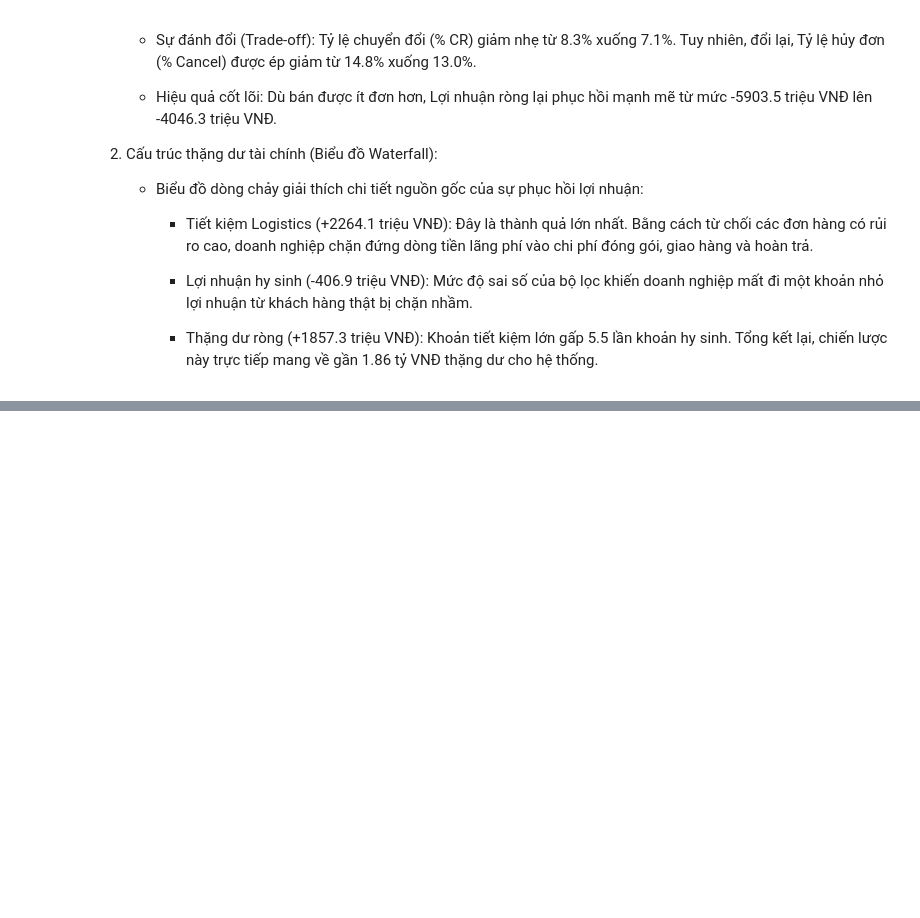
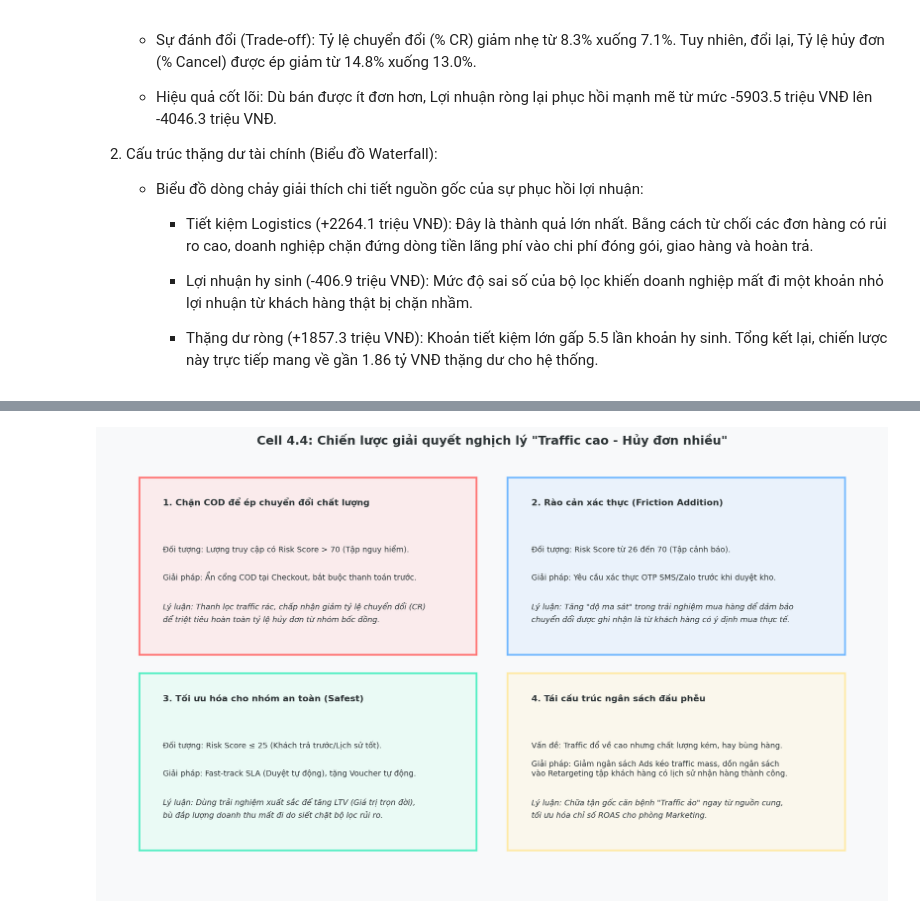
Before and after one commit to doandt0612/datathon_fis_uel, a Jupyter notebook: notebooks/03_eda_khoi.ipynb, the cells around one changed output, grey strips where cells are left out. Cells and saved outputs as stored; diff of their text form; code cells hidden in the pictures; blank space fills up the shorter version.

```diff
--- a/notebooks/03_eda_khoi.ipynb
+++ b/notebooks/03_eda_khoi.ipynb
@@ -1384,0 +1563,76 @@ plt.show()
+# %%
+# ==============================================================================
+# CELL 4.4: PRESCRIPTIVE - TỔNG KẾT CHIẾN LƯỢC KINH DOANH TOÀN DIỆN
+# ==============================================================================
+import matplotlib.pyplot as plt
+import matplotlib.patches as patches
+import os
+
+# --- 1. SETUP ---
+plt.close('all')
+FIG_DIR = os.path.join('..', 'output', 'figures')
+os.makedirs(FIG_DIR, exist_ok=True)
+
+# --- 2. TRỰC QUAN HÓA (4 TRỤ CỘT CHIẾN LƯỢC) ---
+fig, ax = plt.subplots(figsize=(20, 12), facecolor='#f8f9fa')
+ax.axis('off')
+
+# Tiêu đề chính
+plt.text(0.5, 0.98, 'Cell 4.4: Chiến lược giải quyết nghịch lý "Traffic cao - Hủy đơn nhiều"',
+         ha='center', va='center', fontsize=22, fontweight='bold', color='#2d3436')
+
+# Khai báo nội dung 4 khối (Đã fix logic T > 70 và bỏ in hoa)
+strategies = [
+    {
+        'title': '1. Chặn COD để ép chuyển đổi chất lượng',
+        'target': 'Đối tượng: Lượng truy cập có Risk Score > 70 (Tập nguy hiểm).',
+        'action': 'Giải pháp: Ẩn cổng COD tại Checkout, bắt buộc thanh toán trước.',
+        'logic': 'Lý luận: Thanh lọc traffic rác, chấp nhận giảm tỷ lệ chuyển đổi (CR)\nđể triệt tiêu hoàn toàn tỷ lệ hủy đơn từ nhóm bốc đồng.',
+        'color': '#ff7675', 'bg': '#ffcccc', 'pos': (0.05, 0.52)
+    },
+    {
+        'title': '2. Rào cản xác thực (Friction Addition)',
+        'target': 'Đối tượng: Risk Score từ 26 đến 70 (Tập cảnh báo).',
+        'action': 'Giải pháp: Yêu cầu xác thực OTP SMS/Zalo trước khi duyệt kho.',
+        'logic': 'Lý luận: Tăng "độ ma sát" trong trải nghiệm mua hàng để đảm bảo\nchuyển đổi được ghi nhận là từ khách hàng có ý định mua thực tế.',
+        'color': '#74b9ff', 'bg': '#cce5ff', 'pos': (0.52, 0.52)
+    },
+    {
+        'title': '3. Tối ưu hóa cho nhóm an toàn (Safest)',
+        'target': 'Đối tượng: Risk Score ≤ 25 (Khách trả trước/Lịch sử tốt).',
+        'action': 'Giải pháp: Fast-track SLA (Duyệt tự động), tặng Voucher tự động.',
+        'logic': 'Lý luận: Dùng trải nghiệm xuất sắc để tăng LTV (Giá trị trọn đời),\nbù đắp lượng doanh thu mất đi do siết chặt bộ lọc rủi ro.',
+        'color': '#55efc4', 'bg': '#ccffeb', 'pos': (0.05, 0.1)
+    },
+    {
+        'title': '4. Tái cấu trúc ngân sách đầu phễu',
+        'target': 'Vấn đề: Traffic đổ về cao nhưng chất lượng kém, hay bùng hàng.',
+        'action': 'Giải pháp: Giảm ngân sách Ads kéo traffic mass, dồn ngân sách\nvào Retargeting tập khách hàng có lịch sử nhận hàng thành công.',
+        'logic': 'Lý luận: Chữa tận gốc căn bệnh "Traffic ảo" ngay từ nguồn cung,\ntối ưu hóa chỉ số ROAS cho phòng Marketing.',
+        'color': '#ffeaa7', 'bg': '#fff4cc', 'pos': (0.52, 0.1)
+    }
+]
+
+# Vẽ các khối chiến lược
+for s in strategies:
+    x, y = s['pos']
+    # Vẽ hộp nền
+    rect = patches.Rectangle((x, y), 0.43, 0.38, linewidth=4, edgecolor=s['color'], facecolor=s['bg'], alpha=0.3)
+    ax.add_patch(rect)
+
+    # Border nhấn
+    rect_border = patches.Rectangle((x, y), 0.43, 0.38, linewidth=3, edgecolor=s['color'], facecolor='none')
+    ax.add_patch(rect_border)
+
+    # In chữ
+    ax.text(x + 0.03, y + 0.32, s['title'], fontsize=16, fontweight='bold', color='#2d3436')
+    ax.text(x + 0.03, y + 0.22, s['target'], fontsize=14, color='#2d3436')
+    ax.text(x + 0.03, y + 0.16, s['action'], fontsize=14, color='#2d3436')
+    ax.text(x + 0.03, y + 0.07, s['logic'], fontsize=14, color='#2d3436', style='italic', linespacing=1.6)
+
+plt.tight_layout()
+save_path = os.path.join(FIG_DIR, '4.4_Prescriptive_Business_Strategy_Fixed.png')
+plt.savefig(save_path, dpi=150, bbox_inches='tight')
+plt.show()
+# %% [output]
+[figure, added]
```
Also changed, not shown: parts of 28 cells of this notebook, 8 other files.
